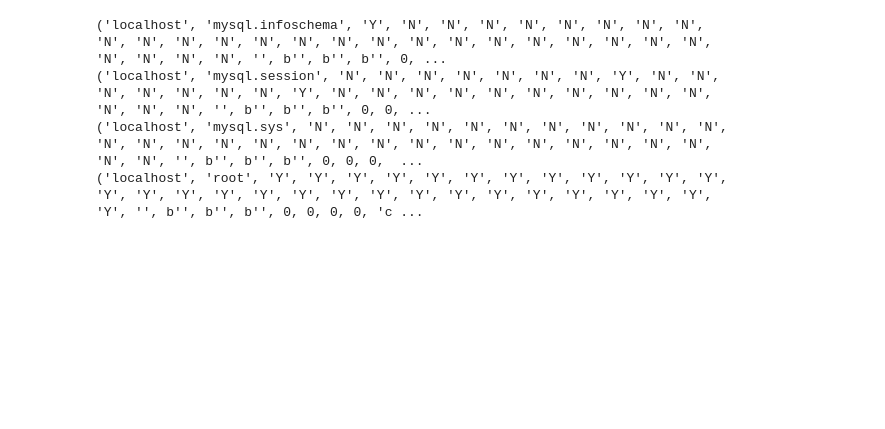
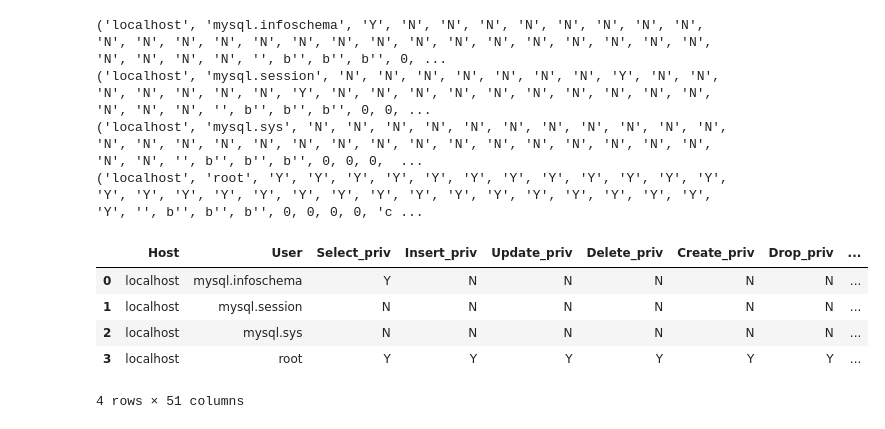
Before and after one commit to Vedant-Tibrewal/chatDB-dsci551, a Jupyter notebook: notebooks/pattern-matching.ipynb, the cells around one changed output. Drawn from its saved outputs; the diff is of its cells as text; code cells hidden in the pictures; blank space fills up the shorter version.

Commit message:
pandas to mysql connection

```diff
--- a/notebooks/pattern-matching.ipynb
+++ b/notebooks/pattern-matching.ipynb
@@ -2359,3 +2359,28 @@ else:
 ('localhost', 'mysql.session', 'N', 'N', 'N', 'N', 'N', 'N', 'N', 'Y', 'N', 'N', 'N', 'N', 'N', 'N', 'N', 'Y', 'N', 'N', 'N', 'N', 'N', 'N', 'N', 'N', 'N', 'N', 'N', 'N', 'N', '', b'', b'', b'', 0, 0, ...
 ('localhost', 'mysql.sys', 'N', 'N', 'N', 'N', 'N', 'N', 'N', 'N', 'N', 'N', 'N', 'N', 'N', 'N', 'N', 'N', 'N', 'N', 'N', 'N', 'N', 'N', 'N', 'N', 'N', 'N', 'N', 'N', 'N', '', b'', b'', b'', 0, 0, 0,  ...
 ('localhost', 'root', 'Y', 'Y', 'Y', 'Y', 'Y', 'Y', 'Y', 'Y', 'Y', 'Y', 'Y', 'Y', 'Y', 'Y', 'Y', 'Y', 'Y', 'Y', 'Y', 'Y', 'Y', 'Y', 'Y', 'Y', 'Y', 'Y', 'Y', 'Y', 'Y', '', b'', b'', b'', 0, 0, 0, 0, 'c ...
+# %%
+def mysql_to_dataframe(config, query):
+    try:
+        cnx = mysql.connector.connect(**config)
+    except mysql.connector.Error as err:
+        if err.errno == errorcode.ER_ACCESS_DENIED_ERROR:
+            print("Something is wrong with your user name or password")
+        elif err.errno == errorcode.ER_BAD_DB_ERROR:
+            print("Database does not exist")
+        else:
+            print(err)
+        # Method 1: Using pandas read_sql_query
+    df = pd.read_sql_query(query, cnx, index_col=None)
+
+    return df
+# %%
+query = "SELECT * FROM user;"
+mysql_to_dataframe(config, query)
+# %% [output]
+|  | Host | User | Select_priv | Insert_priv | Update_priv | Delete_priv | Create_priv | Drop_priv | ... |
+| 0 | localhost | mysql.infoschema | Y | N | N | N | N | N | ... |
+| 1 | localhost | mysql.session | N | N | N | N | N | N | ... |
+| 2 | localhost | mysql.sys | N | N | N | N | N | N | ... |
+| 3 | localhost | root | Y | Y | Y | Y | Y | Y | ... |
+4 rows × 51 columns
```
